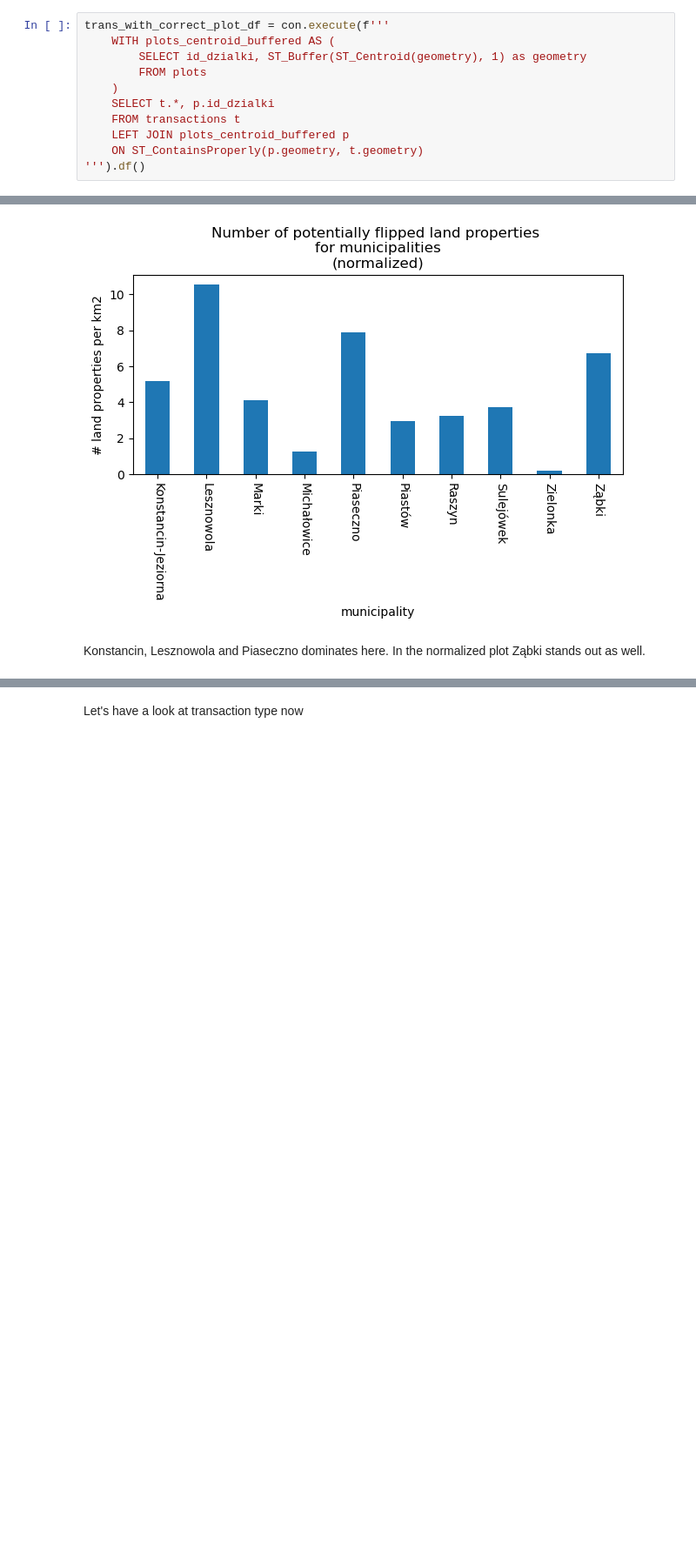
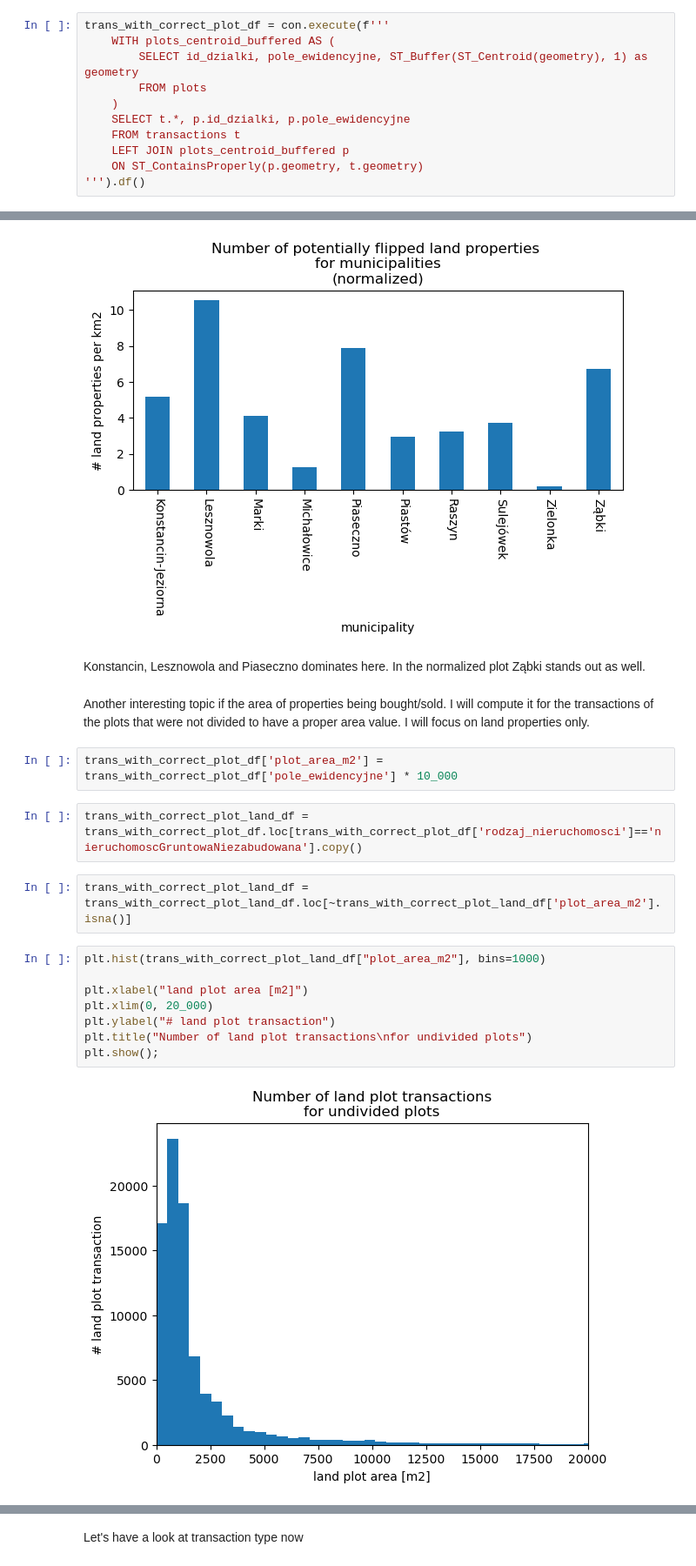
Before and after one commit to aleksandraradecka1/plots_poland, a Jupyter notebook: querying_transactions.ipynb, the cells around one changed output, grey strips where cells are left out. Shown at 87% size. Drawn from its saved outputs; the diff is of its cells as text; blank space fills up the shorter version.

Commit message:
last plots added

```diff
--- a/querying_transactions.ipynb
+++ b/querying_transactions.ipynb
@@ -240,10 +245,10 @@ There is one more interesting dimension of joining transactions to plots - plots
 # %%
 trans_with_correct_plot_df = con.execute(f'''
     WITH plots_centroid_buffered AS (
-        SELECT id_dzialki, ST_Buffer(ST_Centroid(geometry), 1) as geometry
+        SELECT id_dzialki, pole_ewidencyjne, ST_Buffer(ST_Centroid(geometry), 1) as geometry
         FROM plots
     )
-    SELECT t.*, p.id_dzialki
+    SELECT t.*, p.id_dzialki, p.pole_ewidencyjne
     FROM transactions t
     LEFT JOIN plots_centroid_buffered p
     ON ST_ContainsProperly(p.geometry, t.geometry)
@@ -686,3 +691,21 @@ plt.show();
 [figure]
 # %% [markdown]
 Konstancin, Lesznowola and Piaseczno dominates here. In the normalized plot Ząbki stands out as well.
+# %% [markdown]
+Another interesting topic if the area of properties being bought/sold. I will compute it for the transactions of the plots that were not divided to have a proper area value. I will focus on land properties only.
+# %%
+trans_with_correct_plot_df['plot_area_m2'] = trans_with_correct_plot_df['pole_ewidencyjne'] * 10_000
+# %%
+trans_with_correct_plot_land_df = trans_with_correct_plot_df.loc[trans_with_correct_plot_df['rodzaj_nieruchomosci']=='nieruchomoscGruntowaNiezabudowana'].copy()
+# %%
+trans_with_correct_plot_land_df = trans_with_correct_plot_land_df.loc[~trans_with_correct_plot_land_df['plot_area_m2'].isna()]
+# %%
+plt.hist(trans_with_correct_plot_land_df["plot_area_m2"], bins=1000)
+
+plt.xlabel("land plot area [m2]")
+plt.xlim(0, 20_000)
+plt.ylabel("# land plot transaction")
+plt.title("Number of land plot transactions\nfor undivided plots")
+plt.show();
+# %% [output]
+[figure, added]
```
Also changed, not shown: parts of 15 cells of this notebook.
